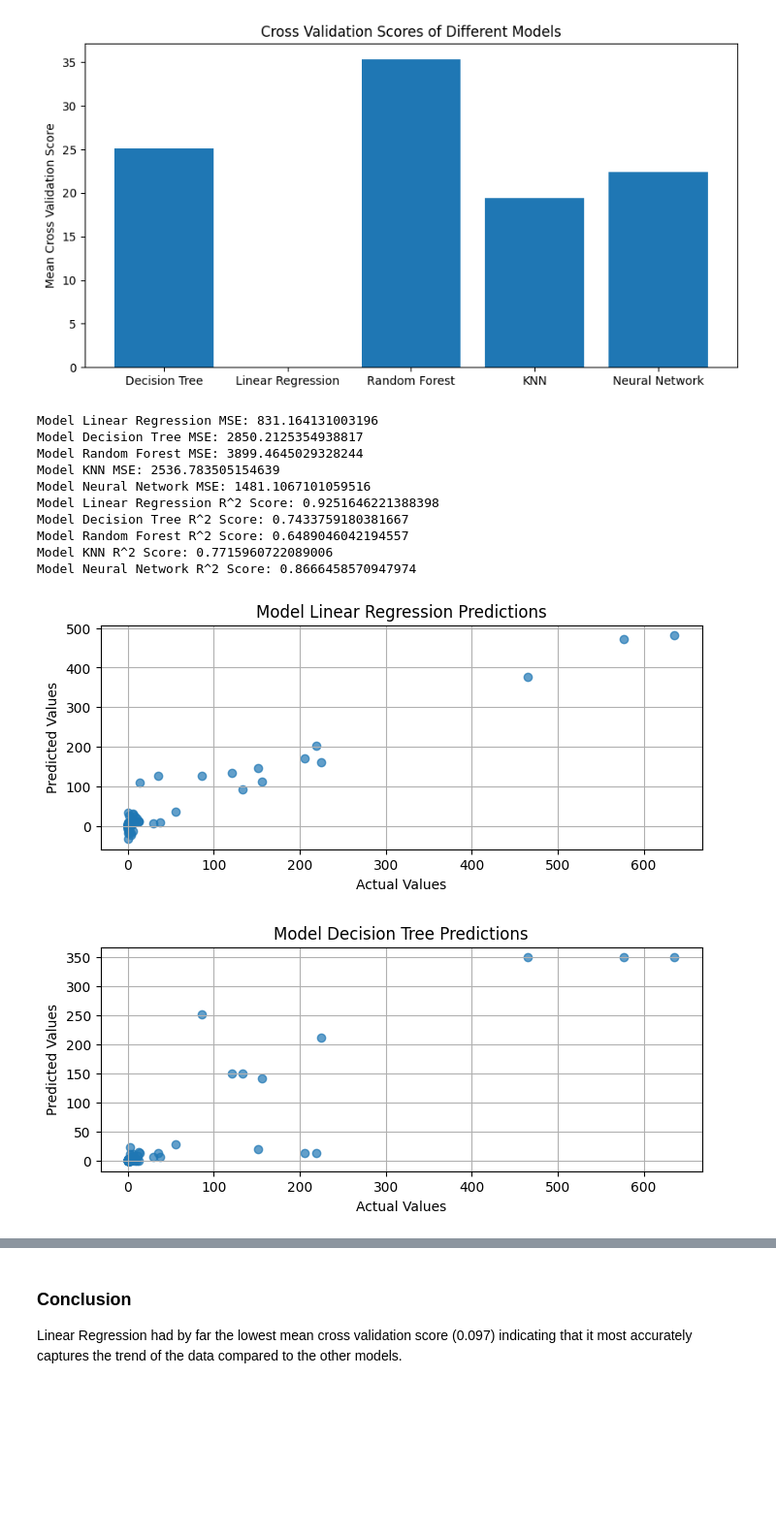
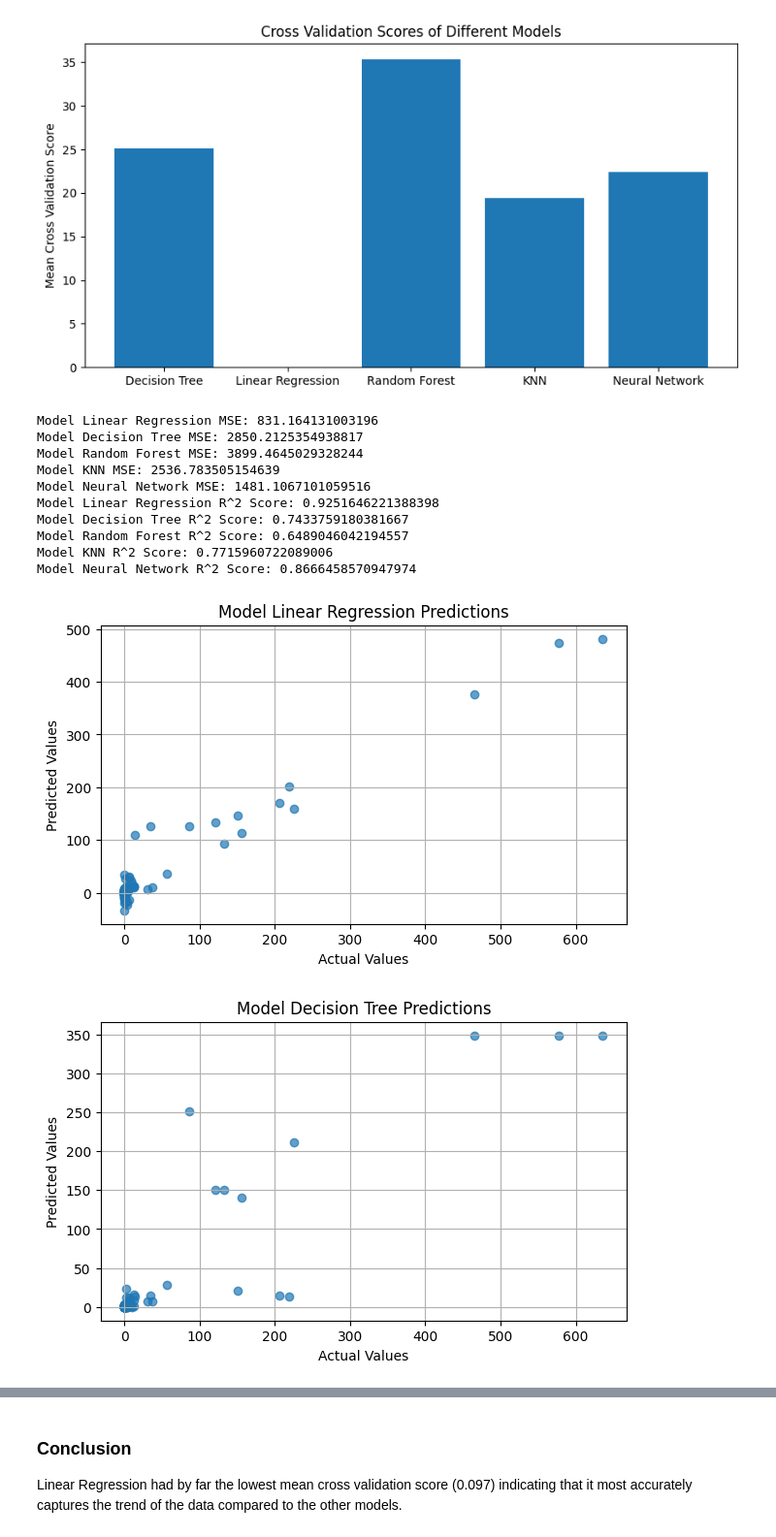
Before and after one commit to tarunajjarapu/Machine_Learning-Residency_Matching, a Jupyter notebook: MLProject.ipynb, the cells around one changed output, grey strips where cells are left out. Shown at 97% size. Saved outputs shown, nothing was run; the diff lists cells and outputs as text; code cells hidden in the pictures; blank space fills up the shorter version.

```diff
--- a/MLProject.ipynb
+++ b/MLProject.ipynb
@@ -502,30 +486,31 @@ y_test_pred_nnet = best_Nnet.predict(X_test)
 # %%
 models = ['Linear Regression', 'Decision Tree', 'Random Forest', 'KNN', 'Neural Network']
 model_vals = [y_test_pred_lr, y_test_pred_dtr, y_test_pred_rfr, y_test_pred_knn, y_test_pred_nnet]
 
 for i in range(5):
     print(f"Model {models[i]} MSE: {mean_squared_error(y_test, model_vals[i])}")
 
 for i in range(5):
     print(f"Model {models[i]} R^2 Score: {r2_score(y_test, model_vals[i])}")
 
 for i in range(5):
+    plt.figure(figsize=(7, 4))
     plt.scatter(y_test, model_vals[i], alpha=0.7)
     plt.xlabel("Actual Values")
     plt.ylabel("Predicted Values")
     plt.title(f'Model {models[i]} Predictions')
     plt.grid()
     plt.show()
 # %% [output]
 Model Linear Regression MSE: 831.164131003196
 Model Decision Tree MSE: 2850.2125354938817
 Model Random Forest MSE: 3899.4645029328244
 Model KNN MSE: 2536.783505154639
 Model Neural Network MSE: 1481.1067101059516
 Model Linear Regression R^2 Score: 0.9251646221388398
 Model Decision Tree R^2 Score: 0.7433759180381667
 Model Random Forest R^2 Score: 0.6489046042194557
 Model KNN R^2 Score: 0.7715960722089006
 Model Neural Network R^2 Score: 0.8666458570947974
-[figure, old version]
+[figure, new version]
-[figure, old version]
+[figure, new version]
```
Also changed, not shown: parts of 5 cells of this notebook.
